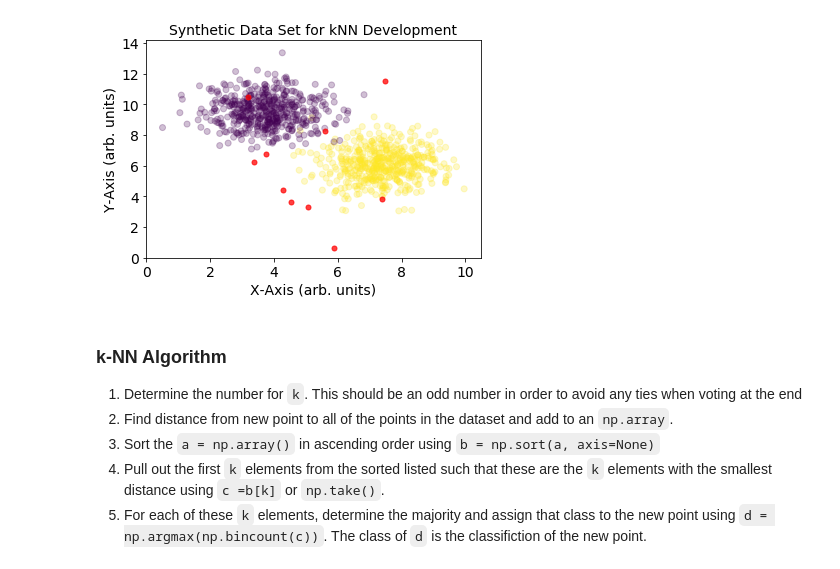
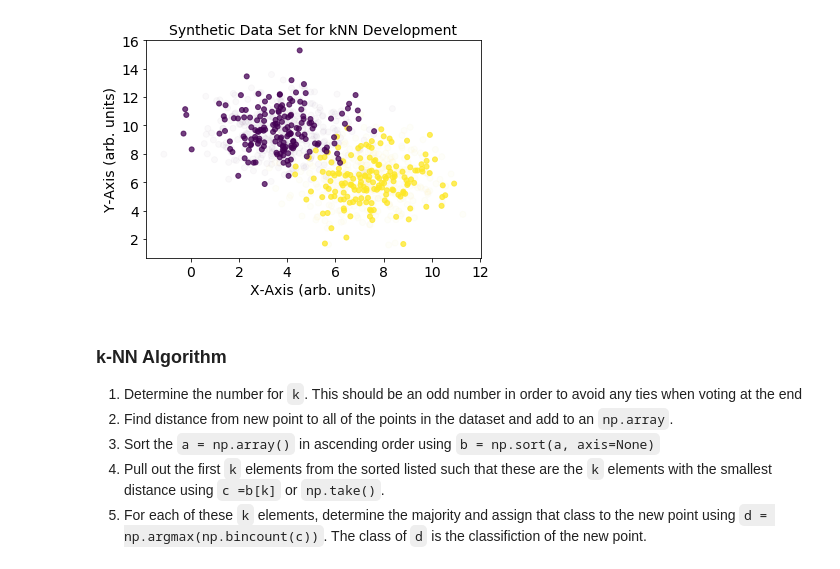
Before and after one commit to grantaguinaldo/data-templates, a Jupyter notebook: knn_from_scratch.ipynb, the cells around one changed output. Saved outputs shown, nothing was run; the diff lists cells and outputs as text; code cells hidden in the pictures.

```diff
--- a/knn_from_scratch.ipynb
+++ b/knn_from_scratch.ipynb
@@ -5,39 +6,30 @@ from matplotlib import pyplot as plt
 # %%
 '''
 Generate training dataset for k-NN Development.
 '''
-X_train, y_train = make_blobs(n_samples=1000,
+X, y = make_blobs(n_samples=1000,
                               centers=2,
                               n_features=2,
-                              cluster_std=1,
+                              cluster_std=1.5,
                               center_box=(0, 10),
                               random_state=42)
 
+X_train, X_test, y_train, y_test = train_test_split(X, y, test_size=0.33, random_state=42)
 
-'''
-Generate testing dataset for k-NN Development.
-Ensure points are different from the ones that was used for training.
-'''
-X_test, y_test = make_blobs(n_samples=10,
-                            centers=2,
-                            n_features=2,
-                            cluster_std=2,
-                            center_box=(0, 10),
-                            random_state=100)
 
 '''
 Plot out both datasets.
 '''
-plt.scatter(X_test[:, 0], X_test[:, 1], s=25, color='red', zorder=100, alpha=0.75)
-plt.scatter(X_train[:, 0], X_train[:, 1], c=y_train, alpha=0.25)
+plt.scatter(X_test[:, 0], X_test[:, 1], s=25, c=y_test, zorder=100, alpha=0.75)
+plt.scatter(X_train[:, 0], X_train[:, 1], c=y_train, alpha=0.025)
 plt.title('Synthetic Data Set for kNN Development', fontsize=14)
 plt.xlabel('X-Axis (arb. units)', fontsize=14)
 plt.ylabel('Y-Axis (arb. units)', fontsize=14)
 plt.xticks(fontsize=14)
 plt.yticks(fontsize=14)
 plt.show()
 # %% [output]
-[figure, old version]
+[figure, new version]
 # %% [markdown]
 ### k-NN Algorithm
 
```
Also changed, not shown: parts of 12 cells of this notebook.
